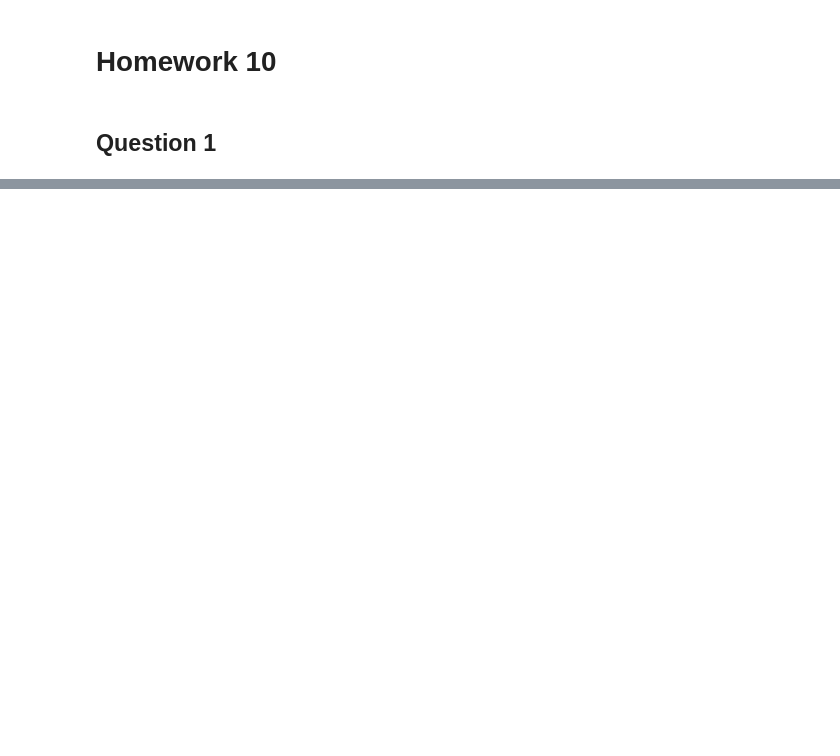
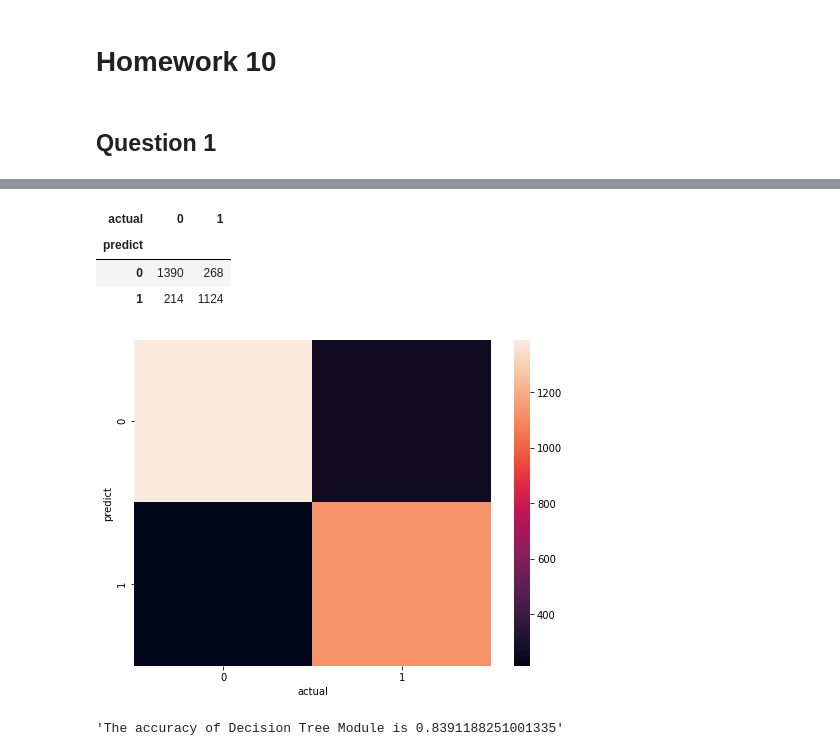
Before and after one commit to int0thewind/CS-361-Coding, a Jupyter notebook: Homework10.ipynb, the cells around one changed output, grey strips where cells are left out. Drawn from its saved outputs; the diff is of its cells as text; code cells hidden in the pictures; blank space fills up the shorter version.

```diff
--- a/Homework10.ipynb
+++ b/Homework10.ipynb
@@ -26,0 +48,7 @@ ValueError: could not convert string to float: 'CONVEX'
+# %%
+eegColumn = ['AF3', 'F7', 'F3', 'FC5', 'T7', 'P7', 'O1', 'O2', 'P8', 'T8', 'FC6', 'F4', 'F8', 'AF4', 'eyeDetection']
+eegData = pd.read_csv('eeg/EEG Eye State.arff', skiprows=19, names=eegColumn)
+eegRandomMask = np.random.rand(len(eegData)) < 0.8
+eegFitData = eegData[eegRandomMask]
+eegTestData = eegData[~eegRandomMask]
+eegData.head()
@@ -26,0 +62,20 @@ ValueError: could not convert string to float: 'CONVEX'
+# %%
+from sklearn.tree import DecisionTreeClassifier
+eegDTC = DecisionTreeClassifier(max_depth=50)
+eegDTC.fit(eegFitData.iloc[:, :14], eegFitData.iloc[:, 14])
+eegDTC_predictResult = eegDTC.predict(eegTestData.iloc[:, :14])
+eegDTC_actualResult = eegTestData.iloc[:,14]
+eegDTC_confusionMatrix = pd.crosstab(eegDTC_predictResult, eegDTC_actualResult,\
+                                     rownames=['predict'], colnames=['actual'])
+display(eegDTC_confusionMatrix)
+plt.figure(figsize=(8, 6)); sns.heatmap(eegDTC_confusionMatrix); plt.show()
+eegDTC_accuracy = (eegDTC_confusionMatrix.iloc[0, 0] + eegDTC_confusionMatrix.iloc[1, 1]) / \
+    (eegDTC_confusionMatrix.iloc[0, 0] + eegDTC_confusionMatrix.iloc[1, 1] + eegDTC_confusionMatrix.iloc[0, 1] + eegDTC_confusionMatrix.iloc[1, 0])
+display(f'The accuracy of Decision Tree Module is {eegDTC_accuracy}')
+# %% [output]
+| actual | 0 | 1 |
+| predict |  |  |
+| 0 | 1390 | 268 |
+| 1 | 214 | 1124 |
+[figure, added]
+'The accuracy of Decision Tree Module is 0.8391188251001335'
```
Also changed, not shown: parts of 14 cells of this notebook.
